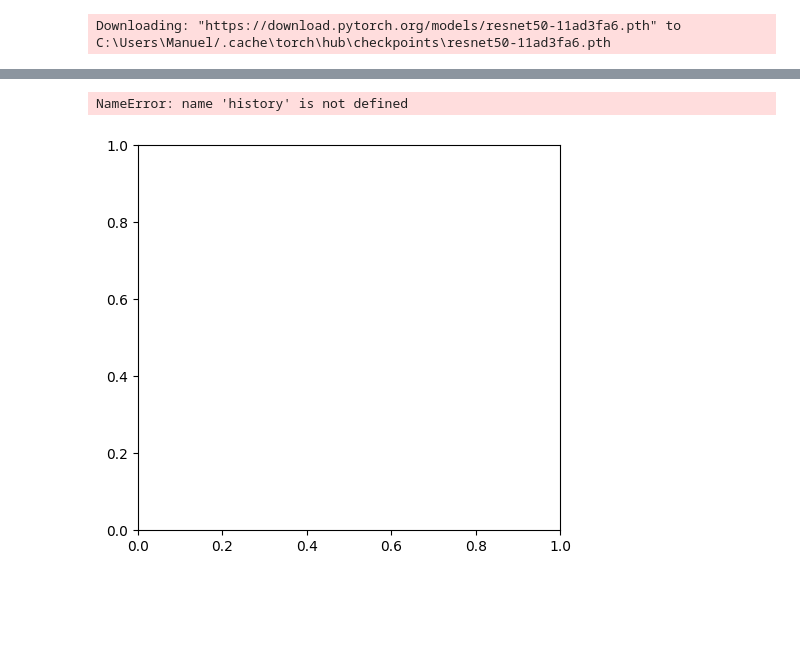
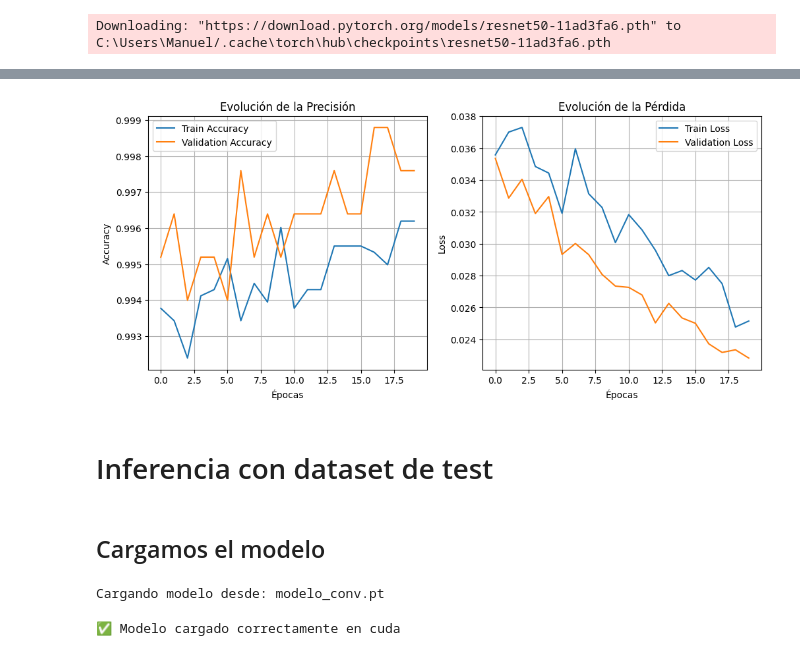
Before and after one commit to manfergir/AppIoT_TransferLearning, a Jupyter notebook: transfer_learning_v1.ipynb, the cells around one changed output, grey strips where cells are left out. Cells and saved outputs as stored; diff of their text form; code cells hidden in the pictures; blank space fills up the shorter version.

Commit message:
[MOD] Inferencia y carga de modelos

```diff
--- a/transfer_learning_v1.ipynb
+++ b/transfer_learning_v1.ipynb
@@ -342,5 +344,5 @@ def train_model(model, criterion, optimizer, num_epochs=20, patience=5, min_delt
     model.load_state_dict(best_model_wts)
     return model, history
 # %%
-model_trained, history = train_model(model, criterion, optimizer, num_epochs=20)
+model_trained, history = train_model(model, criterion, optimizer, num_epochs=20, min_delta=0.0001)
 # %% [output]
@@ -365,27 +368,30 @@ KeyboardInterrupt:
 # %%
 plt.figure(figsize=(12, 5))
 
 # Accuracy
 plt.subplot(1, 2, 1)
 plt.plot(history['train_acc'], label='Train Accuracy')
-plt.plot(history['val_acc'], label='Validation Accuracy')
+plt.plot(history['validation_acc'], label='Validation Accuracy')
 plt.title('Evolución de la Precisión')
 plt.xlabel('Épocas')
 plt.ylabel('Accuracy')
 plt.legend()
 plt.grid(True)
 
 # Loss
 plt.subplot(1, 2, 2)
 plt.plot(history['train_loss'], label='Train Loss')
-plt.plot(history['val_loss'], label='Validation Loss')
+plt.plot(history['validation_loss'], label='Validation Loss')
 plt.title('Evolución de la Pérdida')
 plt.xlabel('Épocas')
 plt.ylabel('Loss')
 plt.legend()
 plt.grid(True)
 
 plt.show()
 # %% [output]
-NameError: name 'history' is not defined
-[figure, old version]
+[figure, new version]
+# %% [markdown]
+# Inferencia con dataset de test
+# %% [markdown]
+## Cargamos el modelo
@@ -391,0 +435,6 @@ NameError: name 'history' is not defined
+# %%
+ruta_archivo = "modelo_conv.pt"
+model_loaded = cargar_modelo(ruta_archivo)
+# %% [output]
+Cargando modelo desde: modelo_conv.pt
+✅ Modelo cargado correctamente en cuda
```
Also changed, not shown: parts of 6 cells of this notebook.
